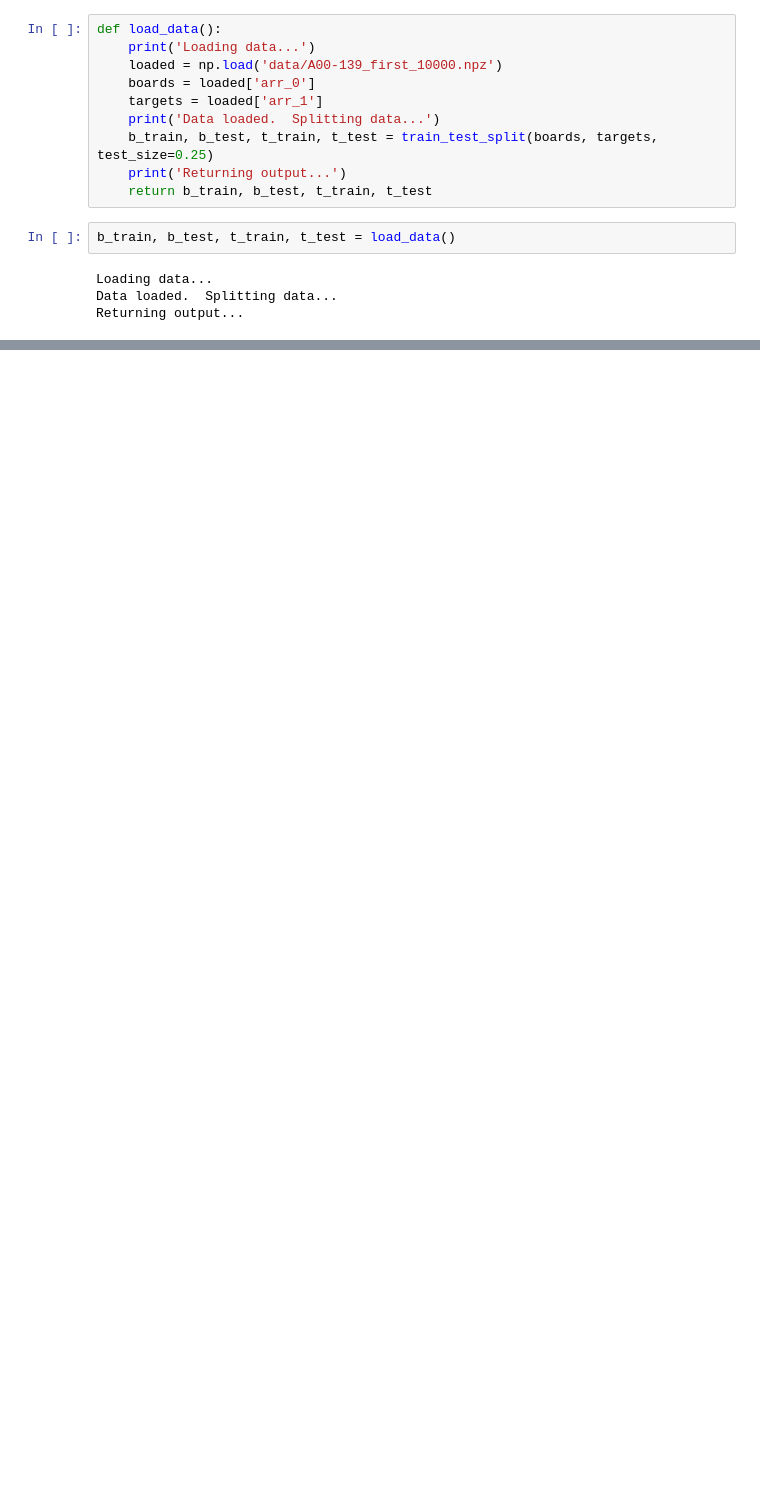
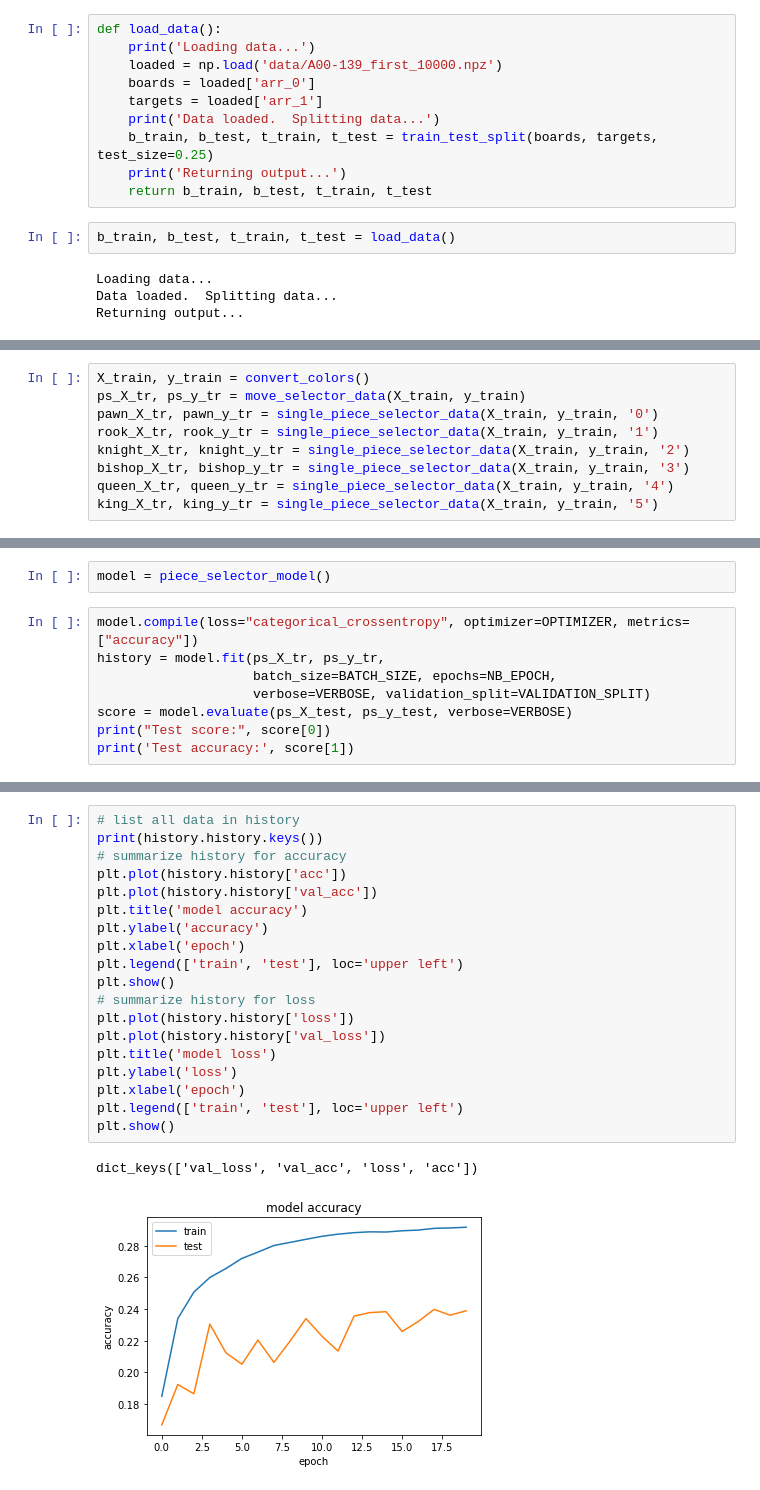
Before and after one commit to mrklees/deepconv-chess, a Jupyter notebook: Convolutional Model.ipynb, the cells around one changed output, grey strips where cells are left out. Cells and saved outputs as stored; diff of their text form; blank space fills up the shorter version.

Commit message:
completed first piece selector CNN

```diff
--- a/Convolutional Model.ipynb
+++ b/Convolutional Model.ipynb
@@ -30,0 +81,9 @@ def
+# %%
+X_train, y_train = convert_colors()
+ps_X_tr, ps_y_tr = move_selector_data(X_train, y_train)
+pawn_X_tr, pawn_y_tr = single_piece_selector_data(X_train, y_train, '0')
+rook_X_tr, rook_y_tr = single_piece_selector_data(X_train, y_train, '1')
+knight_X_tr, knight_y_tr = single_piece_selector_data(X_train, y_train, '2')
+bishop_X_tr, bishop_y_tr = single_piece_selector_data(X_train, y_train, '3')
+queen_X_tr, queen_y_tr = single_piece_selector_data(X_train, y_train, '4')
+king_X_tr, king_y_tr = single_piece_selector_data(X_train, y_train, '5')
@@ -30,0 +139,10 @@ def
+# %%
+model = piece_selector_model()
+# %%
+model.compile(loss="categorical_crossentropy", optimizer=OPTIMIZER, metrics=["accuracy"])
+history = model.fit(ps_X_tr, ps_y_tr,
+                    batch_size=BATCH_SIZE, epochs=NB_EPOCH,
+                    verbose=VERBOSE, validation_split=VALIDATION_SPLIT)
+score = model.evaluate(ps_X_test, ps_y_test, verbose=VERBOSE)
+print("Test score:", score[0])
+print('Test accuracy:', score[1])
@@ -30,0 +168,22 @@ def
+# %%
+# list all data in history
+print(history.history.keys())
+# summarize history for accuracy
+plt.plot(history.history['acc'])
+plt.plot(history.history['val_acc'])
+plt.title('model accuracy')
+plt.ylabel('accuracy')
+plt.xlabel('epoch')
+plt.legend(['train', 'test'], loc='upper left')
+plt.show()
+# summarize history for loss
+plt.plot(history.history['loss'])
+plt.plot(history.history['val_loss'])
+plt.title('model loss')
+plt.ylabel('loss')
+plt.xlabel('epoch')
+plt.legend(['train', 'test'], loc='upper left')
+plt.show()
+# %% [output]
+dict_keys(['val_loss', 'val_acc', 'loss', 'acc'])
+[figure, added]
```
Also changed, not shown: parts of 10 cells of this notebook, 2 other files.
